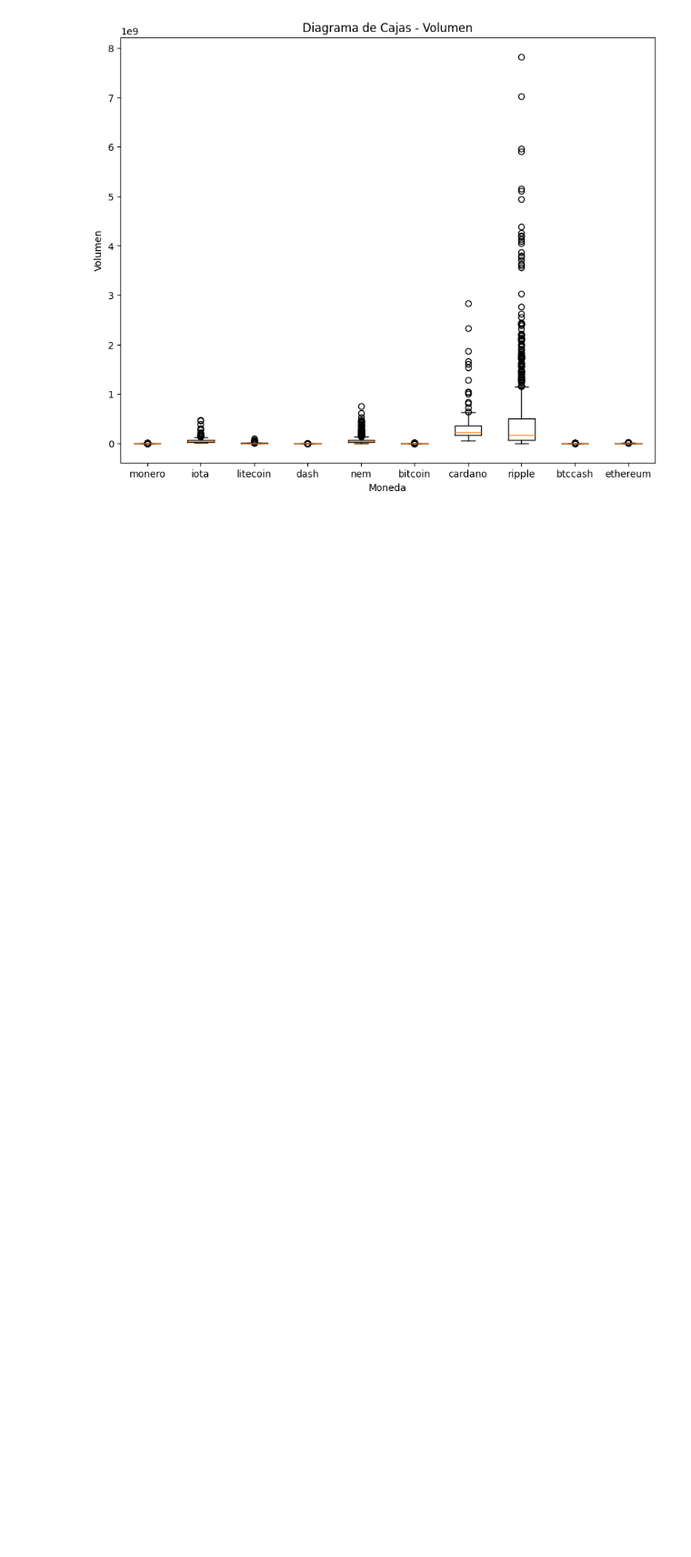
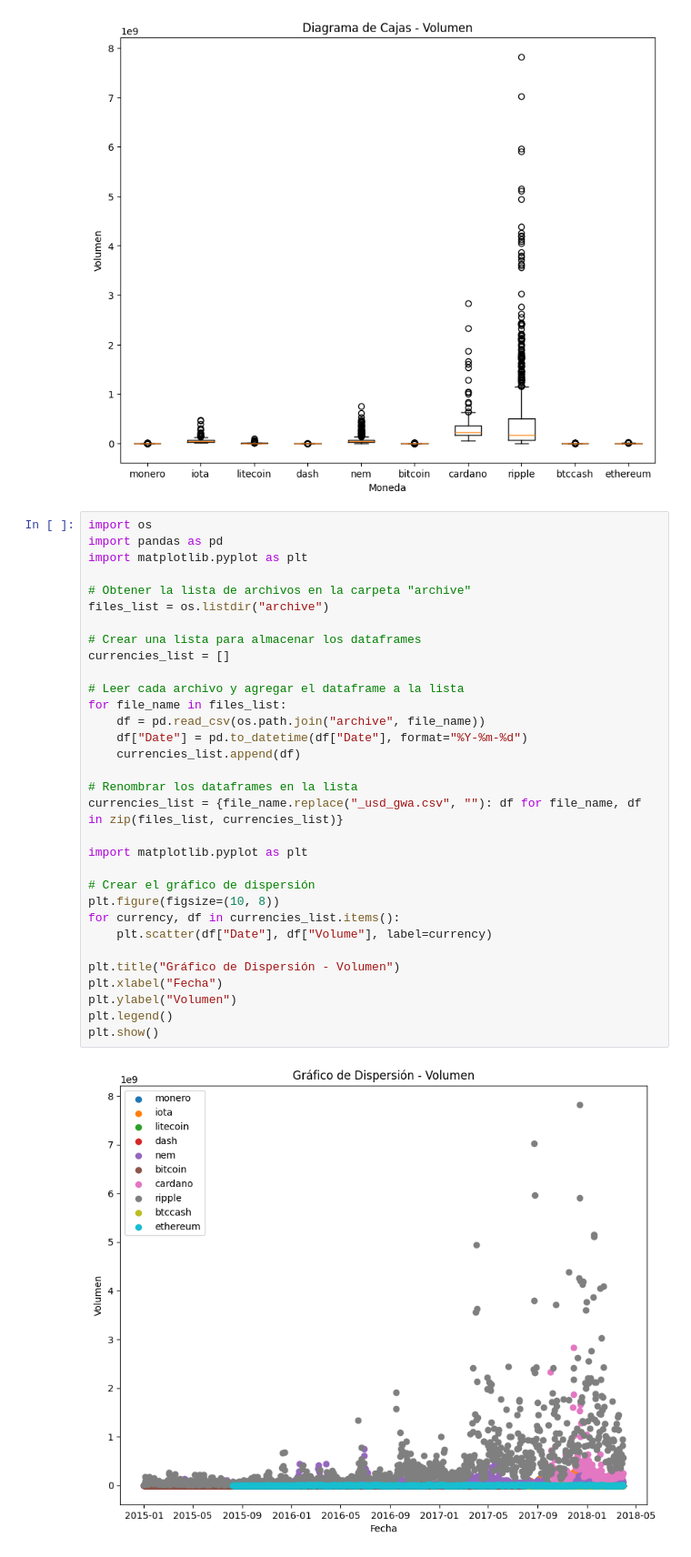
Before and after one commit to rubences/analisis, a Jupyter notebook: Ejercicio2_GBIN.ipynb, the cells around one changed output. Shown: that part at 91% size. Drawn from its saved outputs; the diff is of its cells as text; blank space fills up the shorter version.

```diff
--- a/Ejercicio2_GBIN.ipynb
+++ b/Ejercicio2_GBIN.ipynb
@@ -210,3 +210,37 @@ plt.ylabel("Volumen")
 plt.show()
 # %% [output]
 [figure]
+# %%
+import os
+import pandas as pd
+import matplotlib.pyplot as plt
+
+# Obtener la lista de archivos en la carpeta "archive"
+files_list = os.listdir("archive")
+
+# Crear una lista para almacenar los dataframes
+currencies_list = []
+
+# Leer cada archivo y agregar el dataframe a la lista
+for file_name in files_list:
+    df = pd.read_csv(os.path.join("archive", file_name))
+    df["Date"] = pd.to_datetime(df["Date"], format="%Y-%m-%d")
+    currencies_list.append(df)
+
+# Renombrar los dataframes en la lista
+currencies_list = {file_name.replace("_usd_gwa.csv", ""): df for file_name, df in zip(files_list, currencies_list)}
+
+import matplotlib.pyplot as plt
+
+# Crear el gráfico de dispersión
+plt.figure(figsize=(10, 8))
+for currency, df in currencies_list.items():
+    plt.scatter(df["Date"], df["Volume"], label=currency)
+
+plt.title("Gráfico de Dispersión - Volumen")
+plt.xlabel("Fecha")
+plt.ylabel("Volumen")
+plt.legend()
+plt.show()
+# %% [output]
+[figure, added]
```
Also changed, not shown: parts of 1 cell of this notebook.
